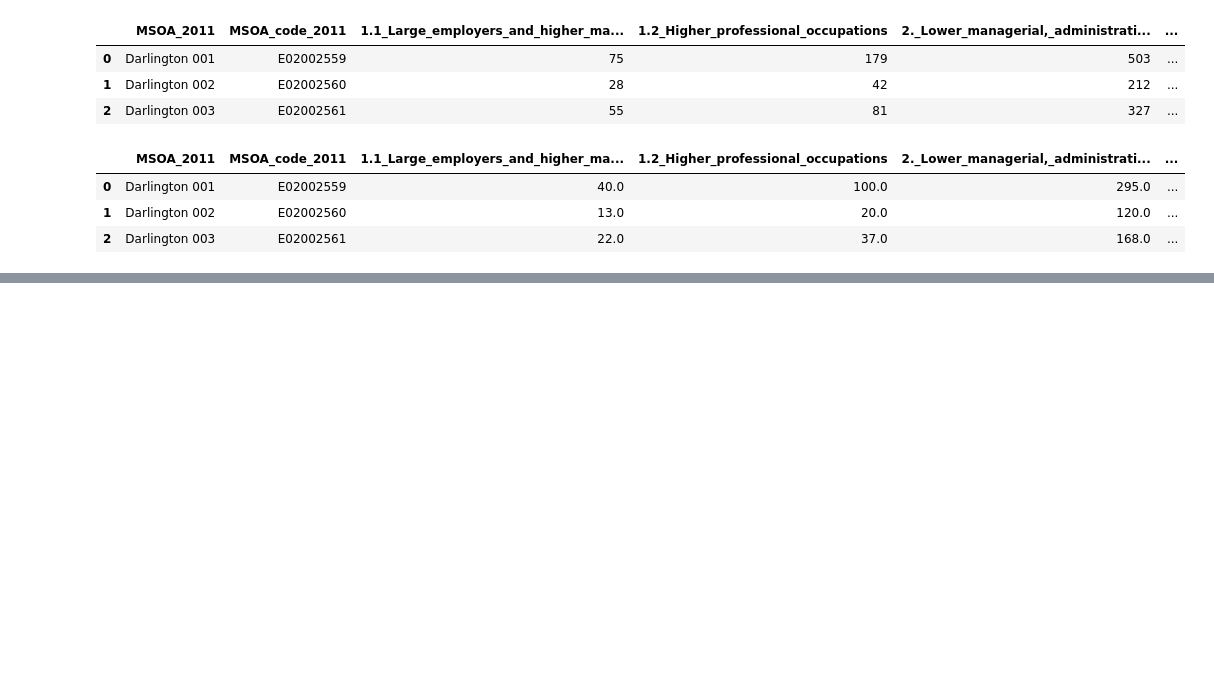
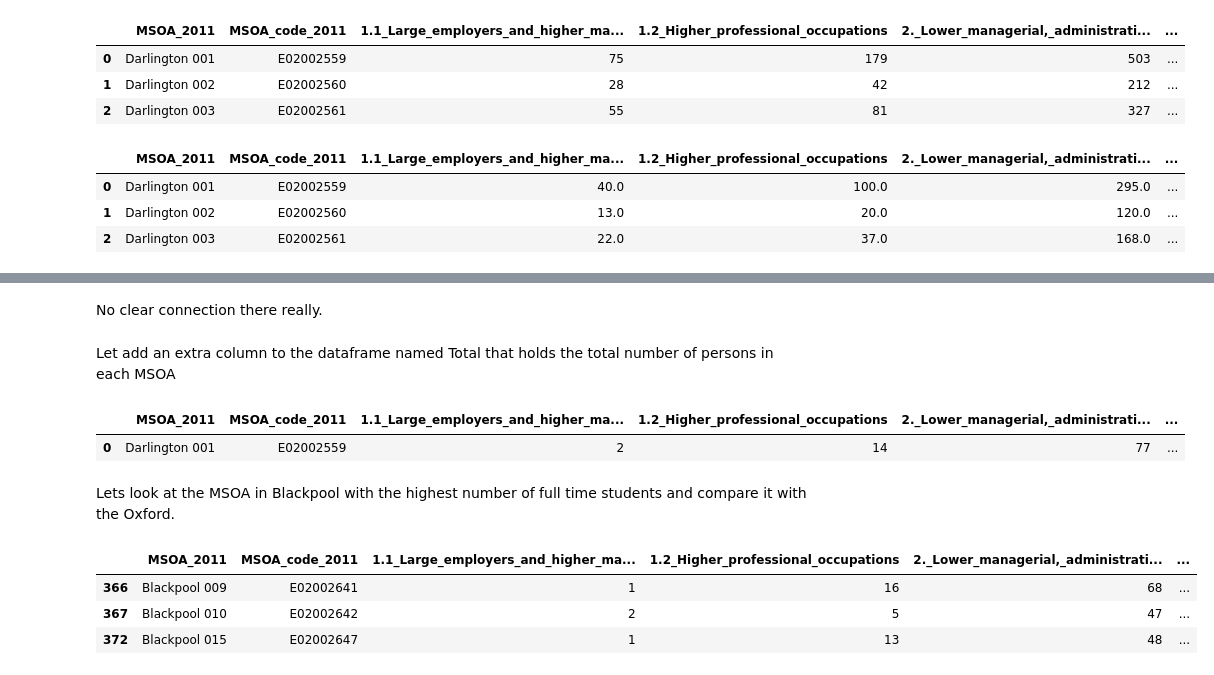
Before and after one commit to HamedPour/TM351_EMA, a Jupyter notebook: EMA_nootbook.ipynb, the cells around one changed output, grey strips where cells are left out. Drawn from its saved outputs; the diff is of its cells as text; code cells hidden in the pictures; blank space fills up the shorter version.

```diff
--- a/EMA_nootbook.ipynb
+++ b/EMA_nootbook.ipynb
@@ -138,0 +167,20 @@ df4.head(3)
+# %% [markdown]
+No clear connection there really.
+# %% [markdown]
+Let add an extra column to the dataframe named Total that holds the total number of persons in each MSOA
+# %%
+df1["Total"] = df1.iloc[:, 2:13].sum(axis=1)
+df1.head(1)
+# %% [output]
+|  | MSOA_2011 | MSOA_code_2011 | 1.1_Large_employers_and_higher_ma... | 1.2_Higher_professional_occupations | 2._Lower_managerial,_administrati... | ... |
+| 0 | Darlington 001 | E02002559 | 2 | 14 | 77 | ... |
+# %% [markdown]
+Lets look at the MSOA in Blackpool with the highest number of full time students and compare it with the Oxford.
+# %%
+blackpool = df1.loc[df1.MSOA_2011.str.contains("Blackpool")]
+blackpool.sort_values(["L15_Full_time_students"], ascending=False).head(3)
+# %% [output]
+|  | MSOA_2011 | MSOA_code_2011 | 1.1_Large_employers_and_higher_ma... | 1.2_Higher_professional_occupations | 2._Lower_managerial,_administrati... | ... |
+| 366 | Blackpool 009 | E02002641 | 1 | 16 | 68 | ... |
+| 367 | Blackpool 010 | E02002642 | 2 | 5 | 47 | ... |
+| 372 | Blackpool 015 | E02002647 | 1 | 13 | 48 | ... |
```
Also changed, not shown: parts of 11 cells of this notebook, 4 other files.
